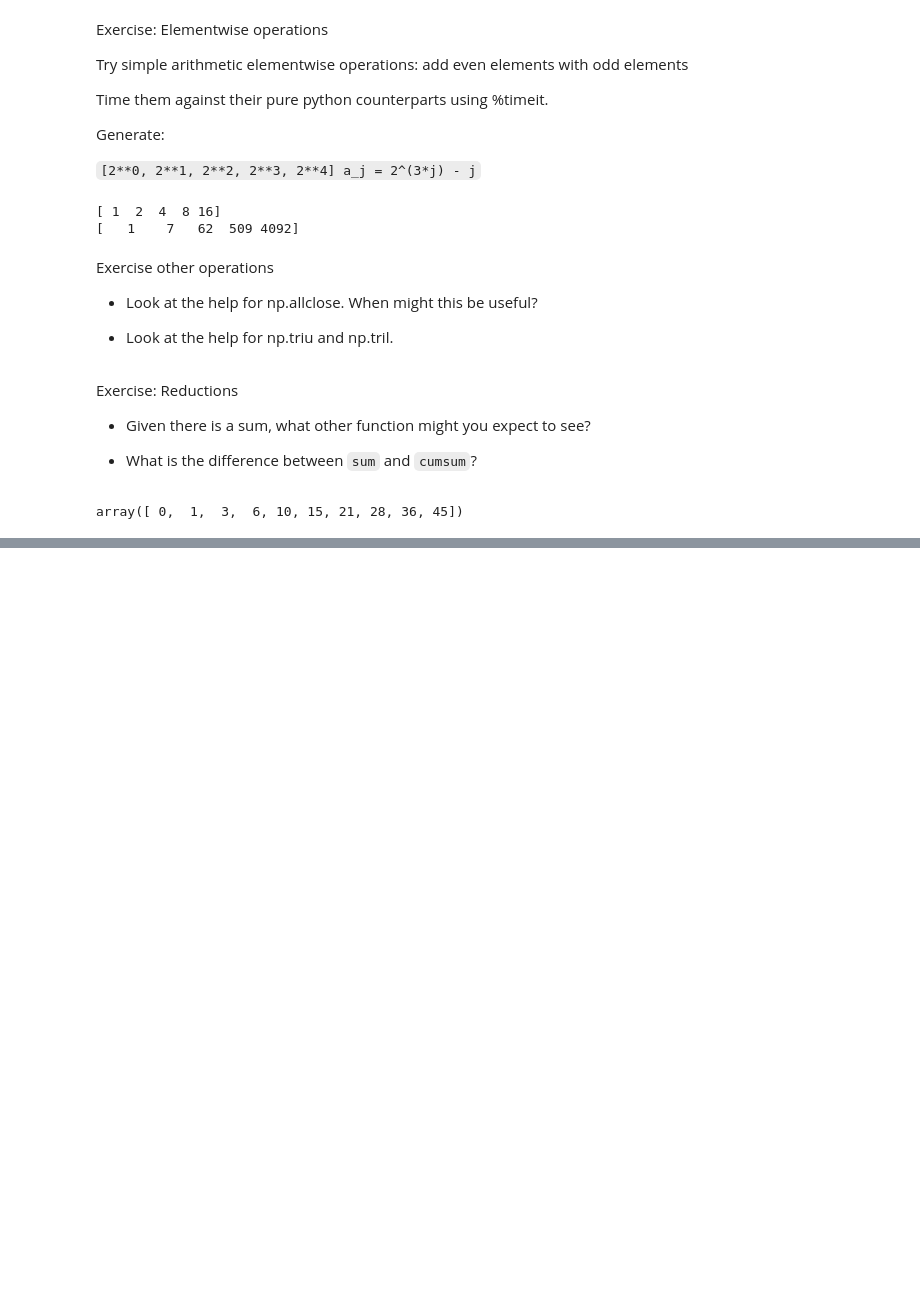
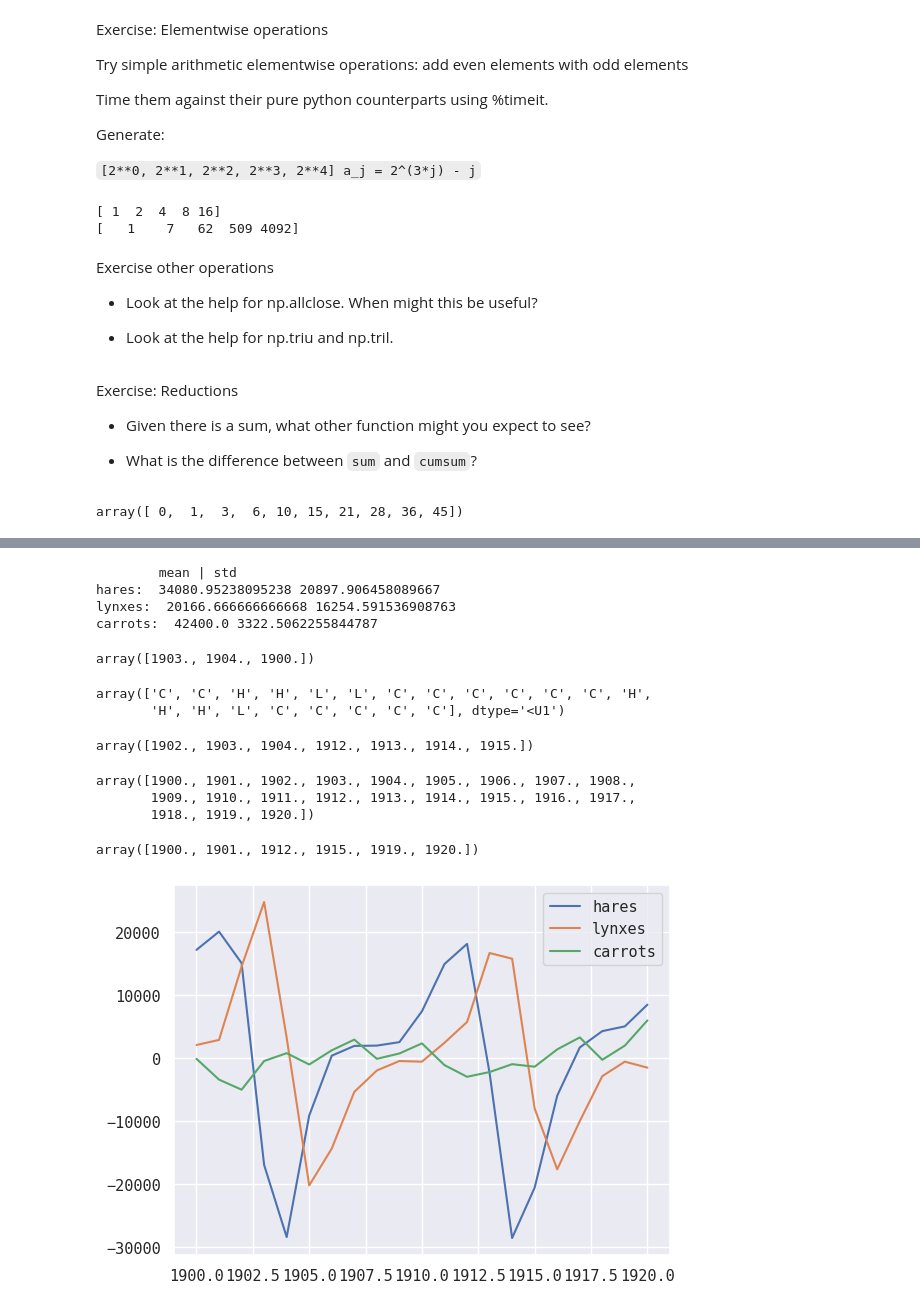
Before and after one commit to MuCool1729/Scipy-Lectures, a Jupyter notebook: intro_numpy.ipynb, the cells around one changed output, grey strips where cells are left out. Saved outputs shown, nothing was run; the diff lists cells and outputs as text; code cells hidden in the pictures; blank space fills up the shorter version.

```diff
--- a/intro_numpy.ipynb
+++ b/intro_numpy.ipynb
@@ -272,0 +480,46 @@ array([ 0,  1,  3,  6, 10, 15, 21, 28, 36, 45])
+# %%
+population = np.loadtxt('data/populations.txt')
+year, hares, lynxes, carrots = population.T
+
+print("        mean | std")
+print("hares: ", hares.mean(), hares.std())
+print("lynxes: ", lynxes.mean(), lynxes.std())
+print("carrots: ", carrots.mean(), carrots.std())
+# %% [output]
+        mean | std
+hares:  34080.95238095238 20897.906458089667
+lynxes:  20166.666666666668 16254.591536908763
+carrots:  42400.0 3322.5062255844787
+# %%
+year[[np.argmax(hares), np.argmax(lynxes), np.argmax(carrots)]]
+# %% [output]
+array([1903., 1904., 1900.])
+# %%
+species = np.array(['H', 'L', 'C'])
+species[np.argsort(population[:, 1:], axis=1)[:,-1]]
+# %% [output]
+array(['C', 'C', 'H', 'H', 'L', 'L', 'C', 'C', 'C', 'C', 'C', 'C', 'H',
+       'H', 'H', 'L', 'C', 'C', 'C', 'C', 'C'], dtype='<U1')
+# %%
+year[np.any(population[:, 1:] > 50000, axis=1)]
+# %% [output]
+array([1902., 1903., 1904., 1912., 1913., 1914., 1915.])
+# %%
+
+year
+# year[(np.argsort(population[:, 1:], axis=0) < 2)]
+# %% [output]
+array([1900., 1901., 1902., 1903., 1904., 1905., 1906., 1907., 1908.,
+       1909., 1910., 1911., 1912., 1913., 1914., 1915., 1916., 1917.,
+       1918., 1919., 1920.])
+# %%
+np.tile(year[:, np.newaxis], 3)[(np.argsort(population[:, 1:], axis=0) < 2)]
+# %% [output]
+array([1900., 1901., 1912., 1915., 1919., 1920.])
+# %%
+plt.plot(year, np.gradient(hares, year))
+plt.plot(year, np.gradient(lynxes, year))
+plt.plot(year, np.gradient(carrots, year))
+plt.legend(("hares", "lynxes", "carrots"));
+# %% [output]
+[figure, added]
```
Also changed, not shown: parts of 23 cells of this notebook, 3 other files.
